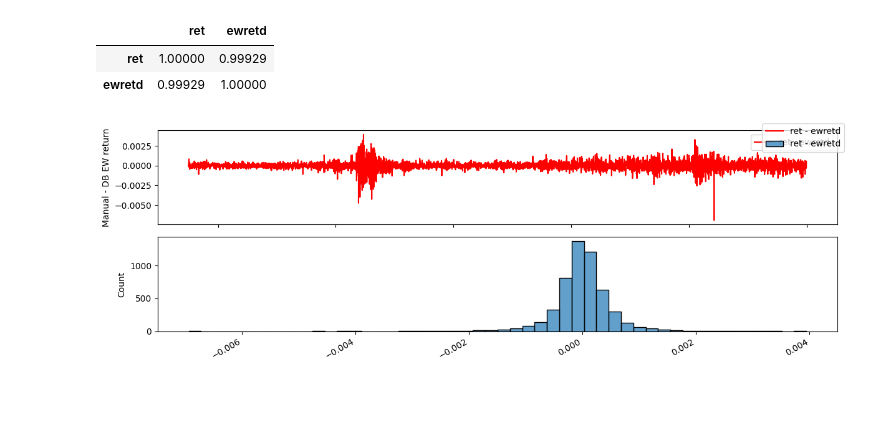
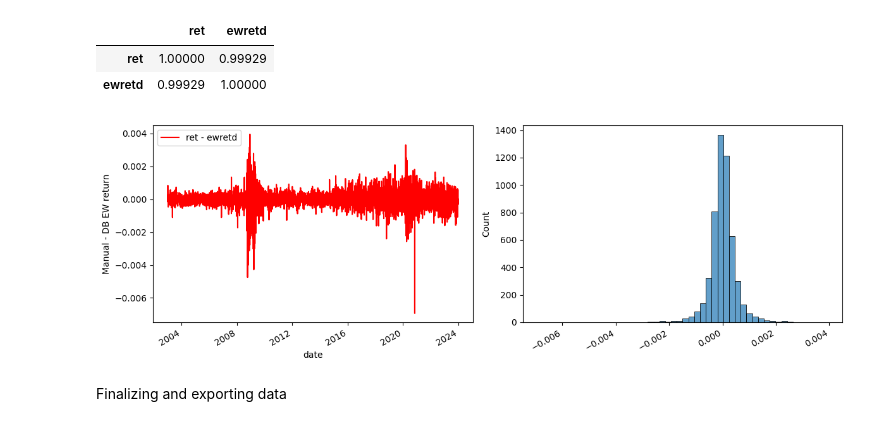
Before and after one commit to ostapenkovs/beta-based, a Jupyter notebook: notebooks/get_data.ipynb, the cells around one changed output. Cells and saved outputs as stored; diff of their text form; code cells hidden in the pictures; blank space fills up the shorter version.

Commit message:
data ready

```diff
--- a/notebooks/get_data.ipynb
+++ b/notebooks/get_data.ipynb
@@ -34,7 +39,7 @@ df = conn.raw_sql(
 
 # getting additional company attributes / identifiers
 temp = conn.raw_sql(
-    """select comnam, namedt, nameendt, permno, shrcd, exchcd, ticker
+    """select namedt, nameendt, permno, shrcd, exchcd, ticker
         from crsp.dsenames""", date_cols=['namedt', 'nameendt']
     )
 
@@ -48,6 +53,8 @@ df = df.loc[(df.date >= df.namedt) & (df.date <= df.nameendt)]
 # for exchcd (exchange code) we have 1: NYSE, 2: NYSE MKT, 3: NASDAQ, 4: ARCA
 # for shrcd (share code) we have 11: ordinary common shares, need no further definition, US incorporated
 df = df.loc[(df.exchcd.isin((1, 2, 3, 4))) & (df.shrcd == 11)]
+
+df.drop(['namedt', 'nameendt', 'shrcd', 'exchcd'], axis=1, inplace=True)
 # %%
 # permno: permanent code for security (guaranteed to not change versus something like ticker)
 # start, ending: start and end dates of SP500 membership
@@ -70,6 +77,7 @@ sp500 = conn.get_table(library='crsp', table='dsp500', columns=['caldt', 'vwretd
 Sanity Check: manual equal-weighted portfolio construction and correlation
 # %%
 df.dropna(how='any', axis=0, inplace=True); sp500.dropna(how='any', axis=0, inplace=True)
+df.reset_index(drop=True, inplace=True); sp500.reset_index(drop=True, inplace=True)
 # %%
 # equal weighted portfolio (manual)
 s1 = df.groupby('date').ret.apply(lambda x: x.mean()).to_frame()
@@ -89,14 +97,16 @@ temp.corr()
 | ret | 1.00000 | 0.99929 |
 | ewretd | 0.99929 | 1.00000 |
 # %%
-fig, ax = plt.subplots(2, 1, figsize=(12, 4))
+fig, ax = plt.subplots(1, 2, figsize=(12, 4))
 sns.lineplot(x=temp.index, y=temp.ret - temp.ewretd, ax=ax[0], label='ret - ewretd', color='red')
 sns.histplot(temp.ret - temp.ewretd, ax=ax[1], bins=50, alpha=0.7, label='ret - ewretd')
 ax[0].set_ylabel('Manual - DB EW return')
-fig.legend(); fig.autofmt_xdate()
+fig.autofmt_xdate()
 plt.tight_layout(); plt.show()
 # %% [output]
-[figure, old version]
+[figure, new version]
 # %%
 temp = None
 conn.close()
+# %% [markdown]
+Finalizing and exporting data
```
Also changed, not shown: parts of 9 cells of this notebook, 1 other file.
